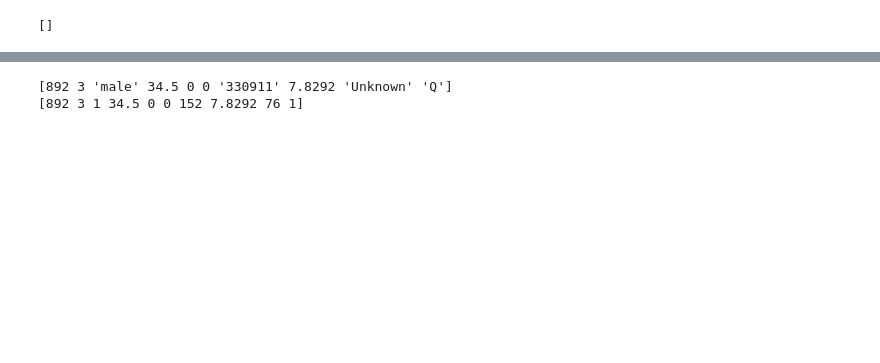
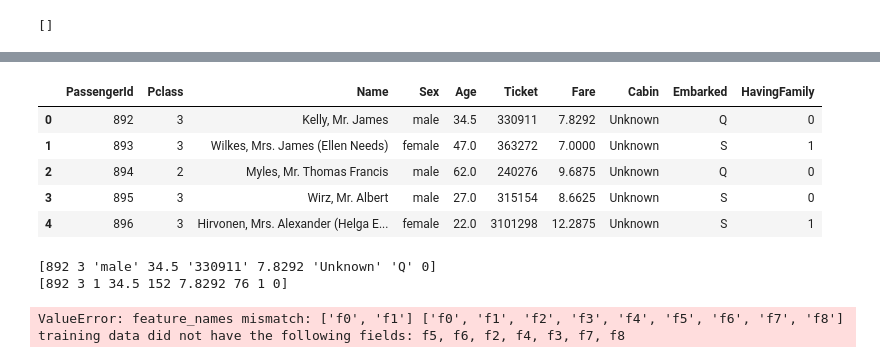
Before and after one commit to mido18/titanic, a Jupyter notebook: titanic_problem.ipynb, the cells around one changed output, grey strips where cells are left out. Saved outputs shown, nothing was run; the diff lists cells and outputs as text; code cells hidden in the pictures; blank space fills up the shorter version.

```diff
--- a/titanic_problem.ipynb
+++ b/titanic_problem.ipynb
@@ -104,22 +234,43 @@ df2['Age'] = df2['Age'].fillna((df2['Age'].mean()))
 # Fill Nan Categorical values with Unknown age
 df2['Embarked'] = df2['Embarked'].fillna("Unknown")
 df2['Cabin'] = df2['Cabin'].fillna("Unknown")
+having_family = []
+for index, row in df2.iterrows():
+    if row['SibSp'] > 0 or row['Parch'] > 0 :
+        having_family.append(1)
+    else:
+        having_family.append(0)
+
+df2 = df2.drop(['SibSp', 'Parch'], axis=1)
+df2['HavingFamily'] = pd.Series(having_family).values
+# %%
+df2.head(5)
+# %% [output]
+|  | PassengerId | Pclass | Name | Sex | Age | Ticket | Fare | Cabin | Embarked | HavingFamily |
+| 0 | 892 | 3 | Kelly, Mr. James | male | 34.5 | 330911 | 7.8292 | Unknown | Q | 0 |
+| 1 | 893 | 3 | Wilkes, Mrs. James (Ellen Needs) | female | 47.0 | 363272 | 7.0000 | Unknown | S | 1 |
+| 2 | 894 | 2 | Myles, Mr. Thomas Francis | male | 62.0 | 240276 | 9.6875 | Unknown | Q | 0 |
+| 3 | 895 | 3 | Wirz, Mr. Albert | male | 27.0 | 315154 | 8.6625 | Unknown | S | 0 |
+| 4 | 896 | 3 | Hirvonen, Mrs. Alexander (Helga E... | female | 22.0 | 3101298 | 12.2875 | Unknown | S | 1 |
 # %%
-labels = ['PassengerId', 'Pclass', 'Sex', 'Age', 'SibSp', 'Parch', 'Ticket', 'Fare', 'Cabin', 'Embarked']
+labels = ['PassengerId', 'Pclass', 'Sex', 'Age', 'Ticket', 'Fare', 'Cabin', 'Embarked', 'HavingFamily']
 x2 = df2.loc[:, labels].values
 print(x2[0])
 # change Age from ['Male', 'Female'] to [0, 1] through sklearn label encoder
 x2[:, 2] = label_encoder_x.fit_transform(x2[:, 2])
-x2[:, -1] = label_encoder_x.fit_transform(x2[:, -1])
 x2[:, -2] = label_encoder_x.fit_transform(x2[:, -2])
-x2[:, 6] = label_encoder_x.fit_transform(x2[:, 6])
+x2[:, -3] = label_encoder_x.fit_transform(x2[:, -3])
+x2[:, 4] = label_encoder_x.fit_transform(x2[:, 4])
 
 print(x2[0])
 # %% [output]
-[892 3 'male' 34.5 0 0 '330911' 7.8292 'Unknown' 'Q']
-[892 3 1 34.5 0 0 152 7.8292 76 1]
+[892 3 'male' 34.5 '330911' 7.8292 'Unknown' 'Q' 0]
+[892 3 1 34.5 152 7.8292 76 1 0]
 # %%
-predictions = gbm.predict(x2)
+predictions = model.predict(x2)
+# %% [output]
+ValueError: feature_names mismatch: ['f0', 'f1'] ['f0', 'f1', 'f2', 'f3', 'f4', 'f5', 'f6', 'f7', 'f8']
+training data did not have the following fields: f5, f6, f2, f4, f3, f7, f8
 # %%
 # Kaggle needs the submission to have a certain format;
 # see https://www.kaggle.com/c/titanic-gettingStarted/download/gendermodel.csv
```
Also changed, not shown: parts of 20 cells of this notebook.
